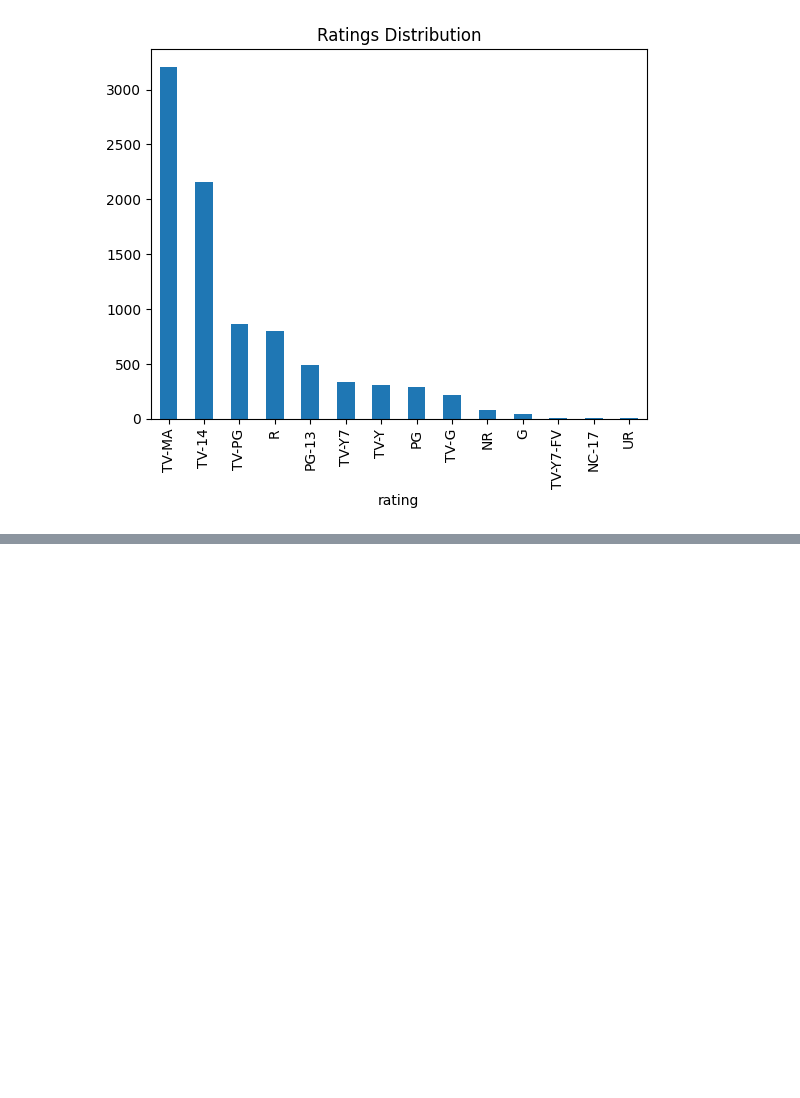
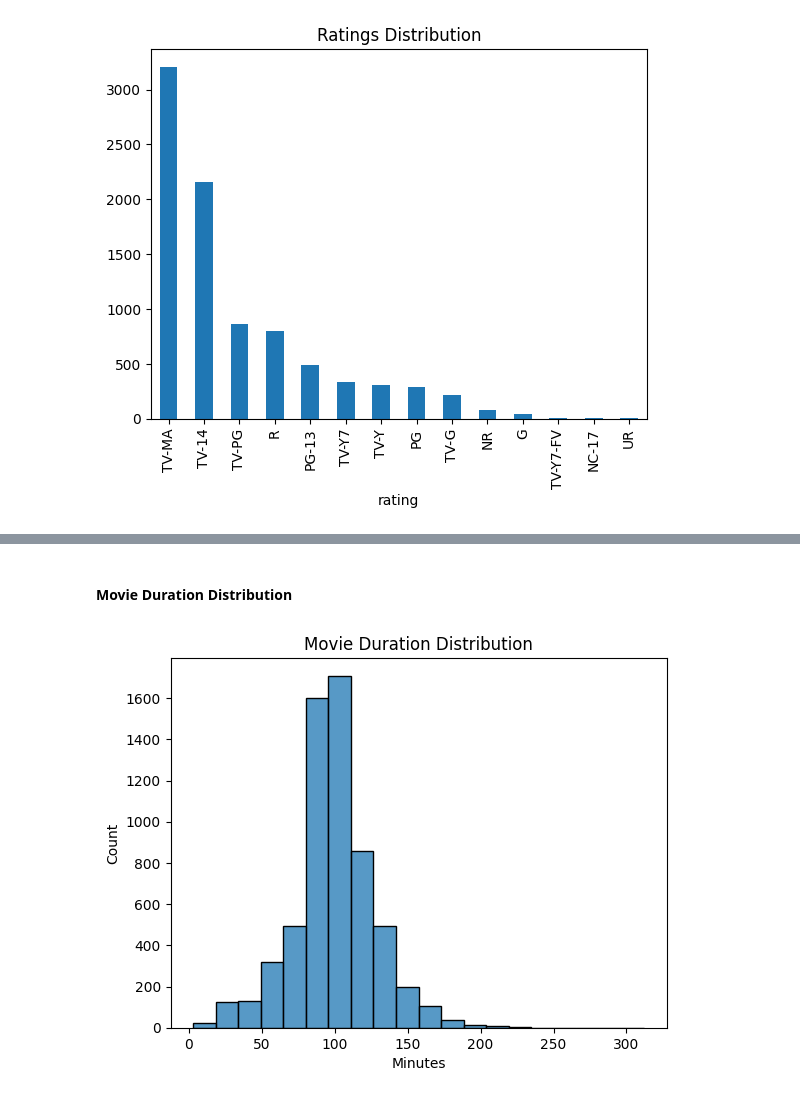
Before and after one commit to Vinaya-Busam/BNM-Tech-Solutions---Data-Cleaning-Analysis, a Jupyter notebook: Data_Cleaning_&_Analysis.ipynb, the cells around one changed output, grey strips where cells are left out. Saved outputs shown, nothing was run; the diff lists cells and outputs as text; code cells hidden in the pictures; blank space fills up the shorter version.

```diff
--- a/Data_Cleaning_&_Analysis.ipynb
+++ b/Data_Cleaning_&_Analysis.ipynb
@@ -308,0 +332,11 @@ plt.show()
+# %% [markdown]
+#### Movie Duration Distribution
+# %%
+movies = dataset[dataset['type'] == 'Movie']
+
+sns.histplot(movies['duration_num'], bins=20)
+plt.title('Movie Duration Distribution')
+plt.xlabel('Minutes')
+plt.show()
+# %% [output]
+[figure, added]
```
Also changed, not shown: parts of 6 cells of this notebook.
